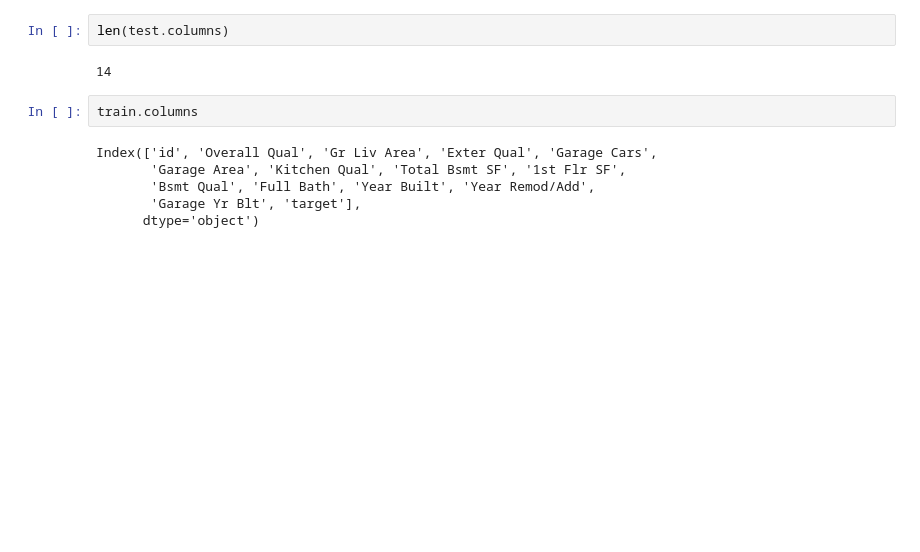
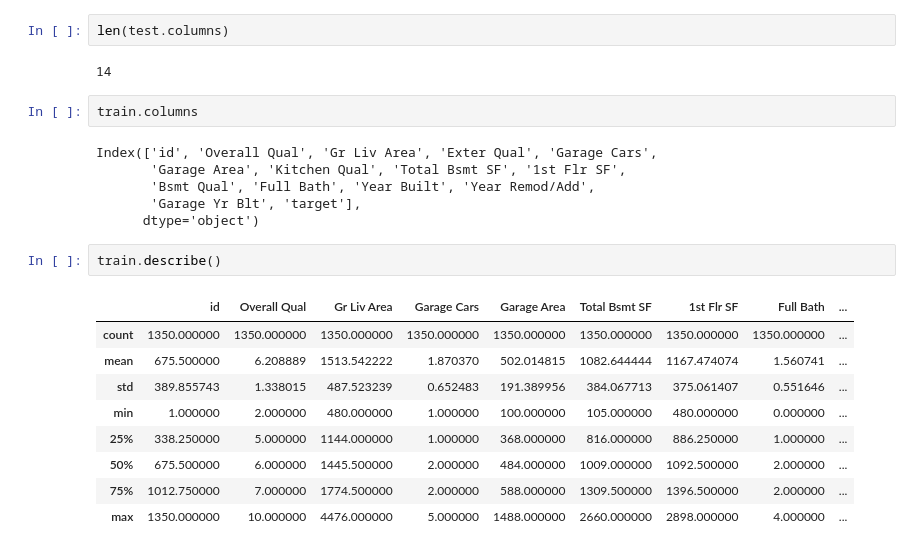
Before and after one commit to ggpp200/corap, a Jupyter notebook: house.ipynb, the cells around one changed output. Saved outputs shown, nothing was run; the diff lists cells and outputs as text; blank space fills up the shorter version.

```diff
--- a/house.ipynb
+++ b/house.ipynb
@@ -131,3 +131,15 @@ Index(['id', 'Overall Qual', 'Gr Liv Area', 'Exter Qual', 'Garage Cars',
        'Bsmt Qual', 'Full Bath', 'Year Built', 'Year Remod/Add',
        'Garage Yr Blt', 'target'],
       dtype='object')
+# %%
+train.describe()
+# %% [output]
+|  | id | Overall Qual | Gr Liv Area | Garage Cars | Garage Area | Total Bsmt SF | 1st Flr SF | Full Bath | ... |
+| count | 1350.000000 | 1350.000000 | 1350.000000 | 1350.000000 | 1350.000000 | 1350.000000 | 1350.000000 | 1350.000000 | ... |
+| mean | 675.500000 | 6.208889 | 1513.542222 | 1.870370 | 502.014815 | 1082.644444 | 1167.474074 | 1.560741 | ... |
+| std | 389.855743 | 1.338015 | 487.523239 | 0.652483 | 191.389956 | 384.067713 | 375.061407 | 0.551646 | ... |
+| min | 1.000000 | 2.000000 | 480.000000 | 1.000000 | 100.000000 | 105.000000 | 480.000000 | 0.000000 | ... |
+| 25% | 338.250000 | 5.000000 | 1144.000000 | 1.000000 | 368.000000 | 816.000000 | 886.250000 | 1.000000 | ... |
+| 50% | 675.500000 | 6.000000 | 1445.500000 | 2.000000 | 484.000000 | 1009.000000 | 1092.500000 | 2.000000 | ... |
+| 75% | 1012.750000 | 7.000000 | 1774.500000 | 2.000000 | 588.000000 | 1309.500000 | 1396.500000 | 2.000000 | ... |
+| max | 1350.000000 | 10.000000 | 4476.000000 | 5.000000 | 1488.000000 | 2660.000000 | 2898.000000 | 4.000000 | ... |
```
Also changed, not shown: parts of 4 cells of this notebook.
